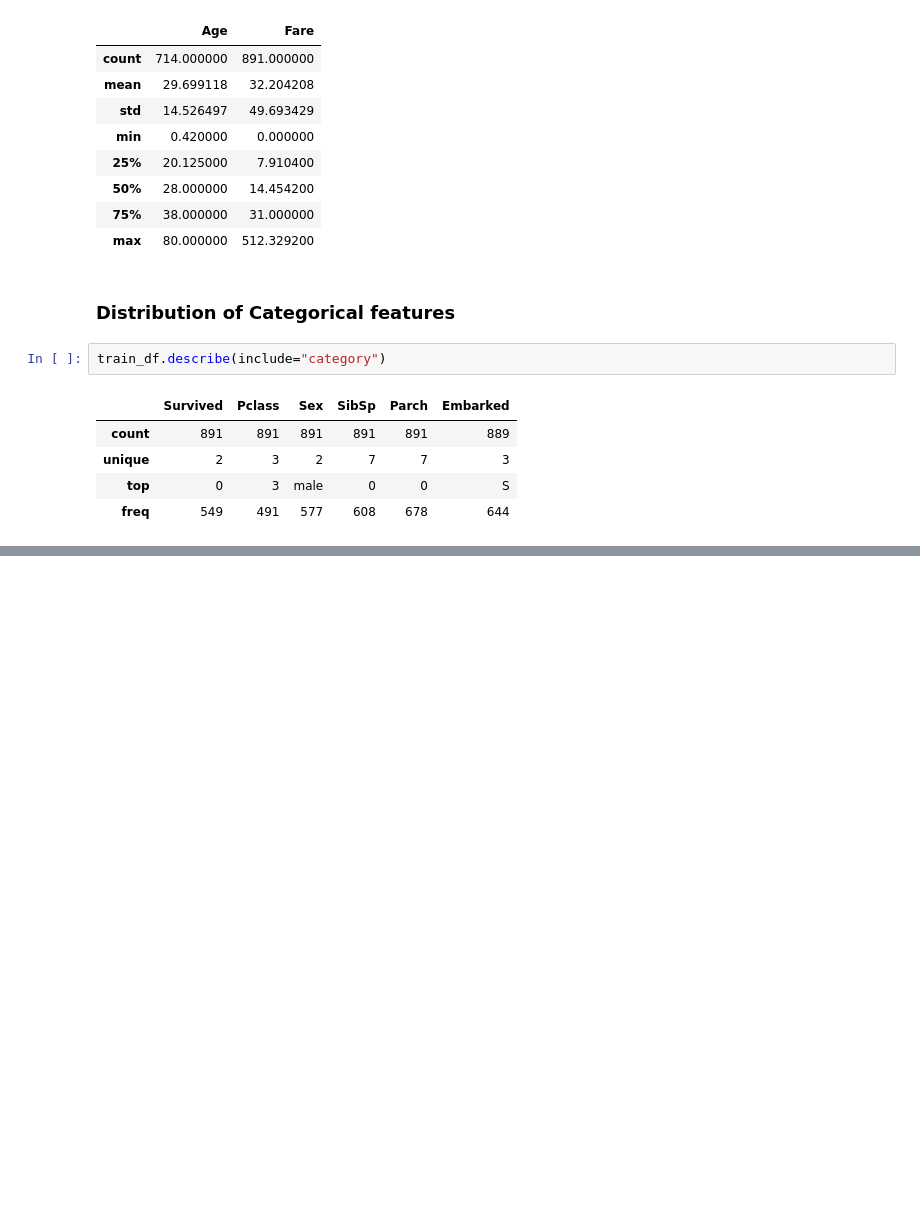
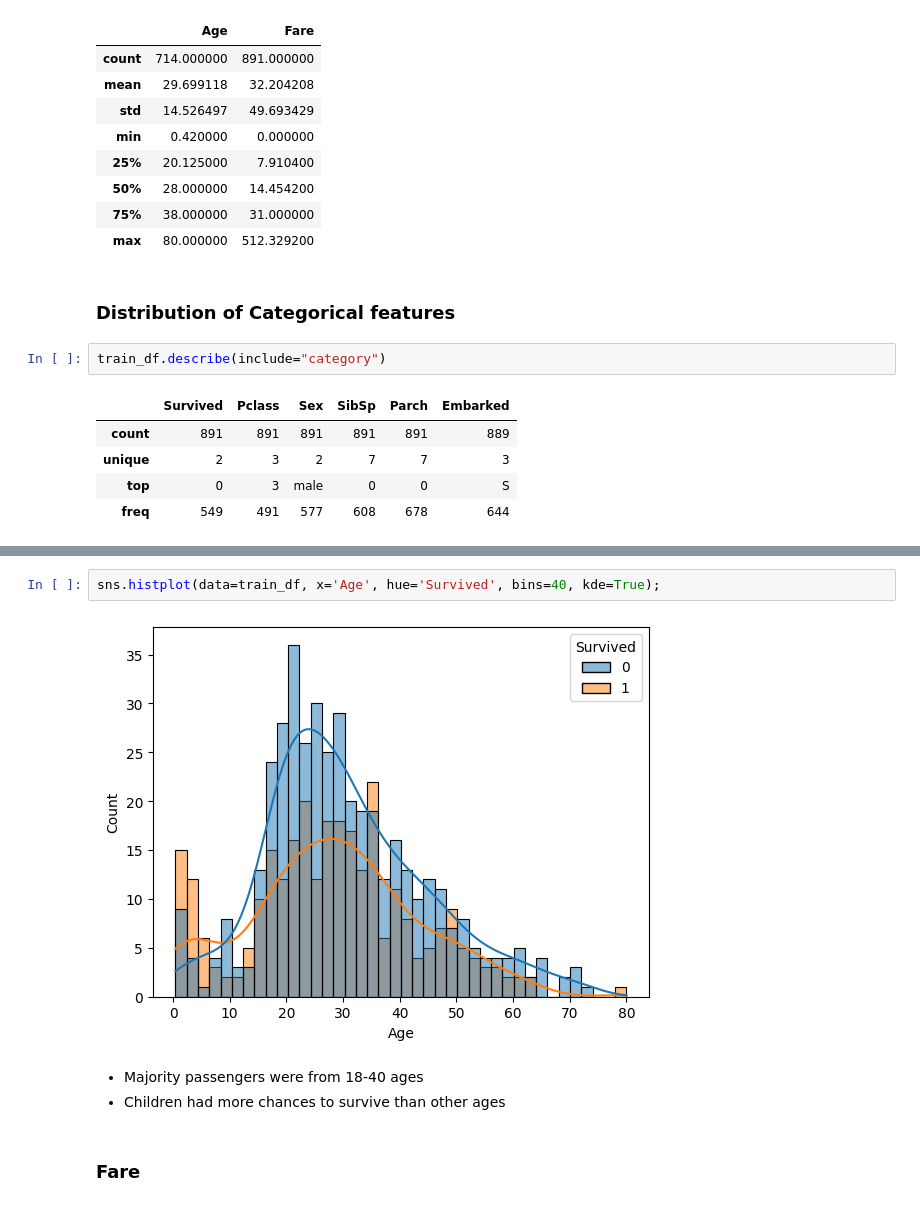
Before and after one commit to mnnam1302/Titanic, a Jupyter notebook: Titanic_Kaggle.ipynb, the cells around one changed output, grey strips where cells are left out. Cells and saved outputs as stored; diff of their text form; blank space fills up the shorter version.

```diff
--- a/Titanic_Kaggle.ipynb
+++ b/Titanic_Kaggle.ipynb
@@ -228,0 +269,9 @@ train_df.describe(include="category")
+# %%
+sns.histplot(data=train_df, x='Age', hue='Survived', bins=40, kde=True);
+# %% [output]
+[figure, added]
+# %% [markdown]
+* Majority passengers were from 18-40 ages
+* Children had more chances to survive than other ages
+# %% [markdown]
+### Fare
```
Also changed, not shown: parts of 24 cells of this notebook.
